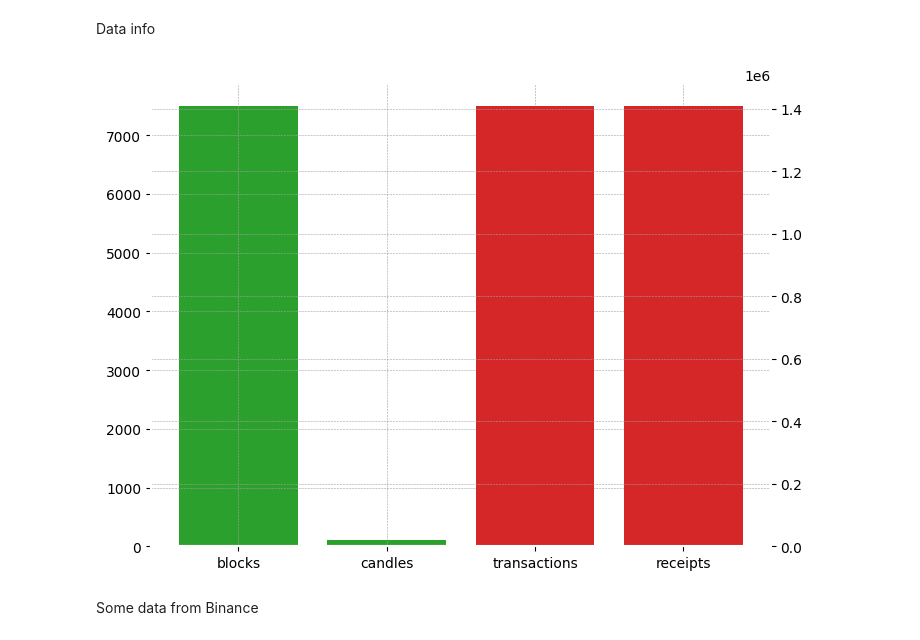
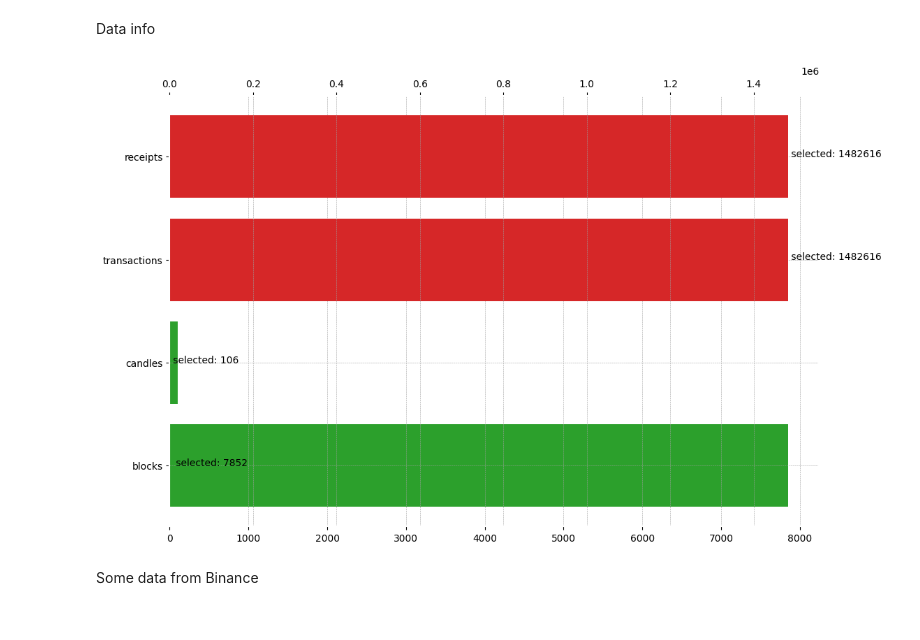
Before and after one commit to mariusvi/ai-tg-bot, a Jupyter notebook: notebooks/modelling.ipynb, the cells around one changed output. Drawn from its saved outputs; the diff is of its cells as text; code cells hidden in the pictures.

Commit message:
notebook plots fixes

```diff
--- a/notebooks/modelling.ipynb
+++ b/notebooks/modelling.ipynb
@@ -164,15 +164,19 @@ receipts = data.get_receipts()
 # %% [markdown]
 Data info
 # %%
-fig, ax = plt.subplots(figsize=(8,6))
+fig, ax = plt.subplots(figsize=(12,8))
 labels = ["blocks", "candles", "transactions", "receipts"]
 values = [len(blocks), len(ticker), len(txs), len(receipts)]
-ax.bar(["blocks", "candles", "transactions", "receipts"], [len(blocks), len(ticker), 0, 0], color="tab:green")
-ax1 = ax.twinx()
-ax1.bar(["blocks", "candles", "transactions", "receipts"], [0, 0, len(txs), len(receipts)], color="tab:red")
+ax.barh(["blocks", "candles", "transactions", "receipts"], [len(blocks), len(ticker), 0, 0], color="tab:green")
+ax1 = ax.twiny()
+ax1.barh(["blocks", "candles", "transactions", "receipts"], [0, 0, len(txs), len(receipts)], color="tab:red")
+for index, value in enumerate(values):
+    ax1.text(value, index,
+             " selected: " + str(value))
+
 plt.show()
 # %% [output]
-[figure, old version]
+[figure, new version]
 # %% [markdown]
 Some data from Binance
 # %%
```
Also changed, not shown: parts of 16 cells of this notebook.
